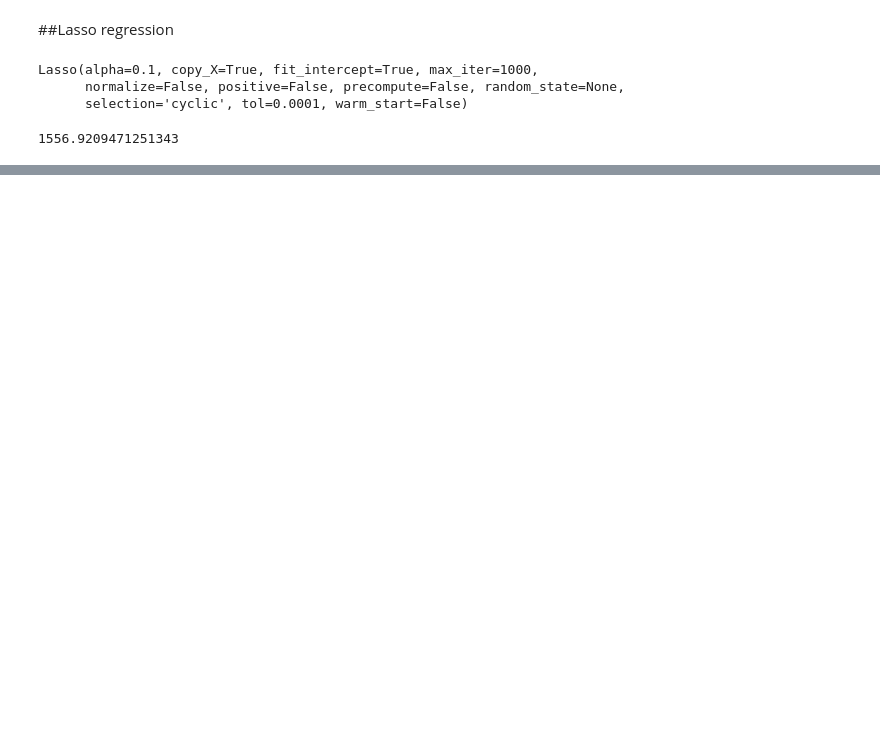
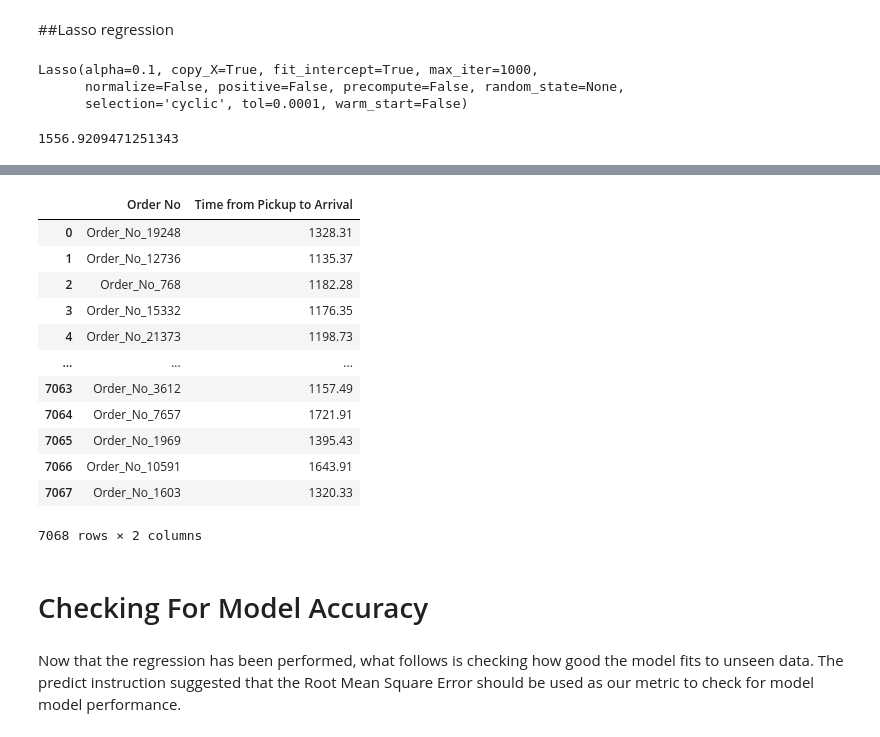
Before and after one commit to Jamakasilwane/EDSA_Zindi_Hackathon, a Jupyter notebook: EDSA_Zindi_Hackathon_notebook.ipynb, the cells around one changed output, grey strips where cells are left out. Cells and saved outputs as stored; diff of their text form; code cells hidden in the pictures; blank space fills up the shorter version.

```diff
--- a/EDSA_Zindi_Hackathon_notebook.ipynb
+++ b/EDSA_Zindi_Hackathon_notebook.ipynb
@@ -571,0 +601,16 @@ predicted
+# %%
+predicted_svr
+# %% [output]
+|  | Order No | Time from Pickup to Arrival |
+| 0 | Order_No_19248 | 1328.31 |
+| 1 | Order_No_12736 | 1135.37 |
+| 2 | Order_No_768 | 1182.28 |
+| 3 | Order_No_15332 | 1176.35 |
+| 4 | Order_No_21373 | 1198.73 |
+| ... | ... | ... |
+| 7063 | Order_No_3612 | 1157.49 |
+| 7064 | Order_No_7657 | 1721.91 |
+| 7065 | Order_No_1969 | 1395.43 |
+| 7066 | Order_No_10591 | 1643.91 |
+| 7067 | Order_No_1603 | 1320.33 |
+7068 rows × 2 columns
@@ -571,0 +620,4 @@ predicted
+# %% [markdown]
+# Checking For Model Accuracy
+# %% [markdown]
+Now that the regression has been performed, what follows is checking how good the model fits to unseen data. The predict instruction suggested that the Root Mean Square Error should be used as our metric to check for model model performance.
```
Also changed, not shown: parts of 45 cells of this notebook.
